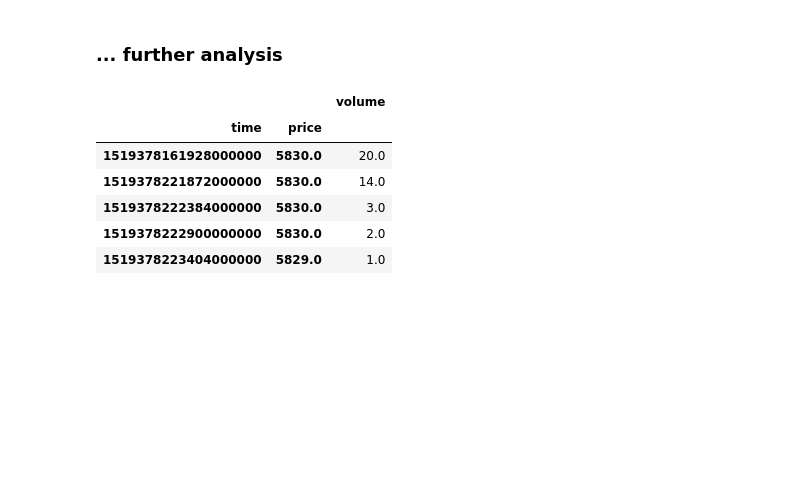
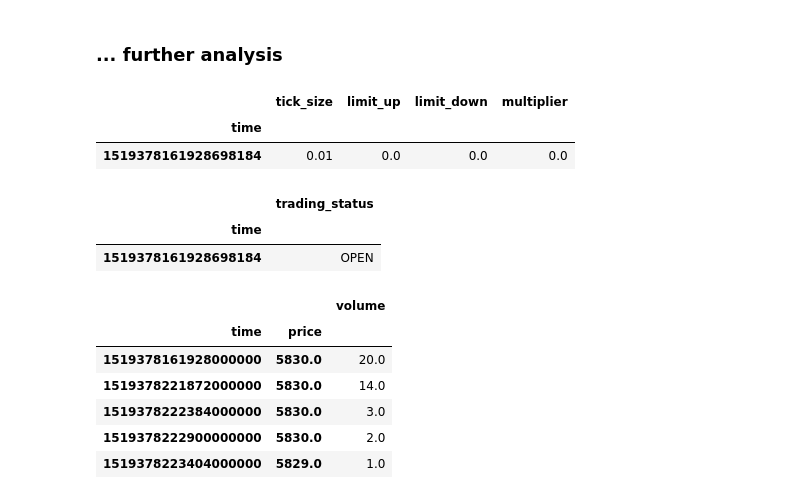
Before and after one commit to roq-trading/roq-cpp-samples, a Jupyter notebook: notebooks/simple.ipynb, the cells around one changed output. Saved outputs shown, nothing was run; the diff lists cells and outputs as text; code cells hidden in the pictures; blank space fills up the shorter version.

```diff
--- a/notebooks/simple.ipynb
+++ b/notebooks/simple.ipynb
@@ -356,4 +356,18 @@ kwargs = dict(
 ### ... further analysis
 # %%
 result = run_simulation([HISTORY,], **kwargs)
+# %%
+reference_data = result.extract(kind="reference_data", exchange=EXCHANGE, symbol=SYMBOL)
+reference_data
+# %% [output]
+|  | tick_size | limit_up | limit_down | multiplier |
+| time |  |  |  |  |
+| 1519378161928698184 | 0.01 | 0.0 | 0.0 | 0.0 |
+# %%
+market_status = result.extract(kind="market_status", exchange=EXCHANGE, symbol=SYMBOL)
+market_status
+# %% [output]
+|  | trading_status |
+| time |  |
+| 1519378161928698184 | OPEN |
 # %%
```
Also changed, not shown: parts of 7 cells of this notebook.
